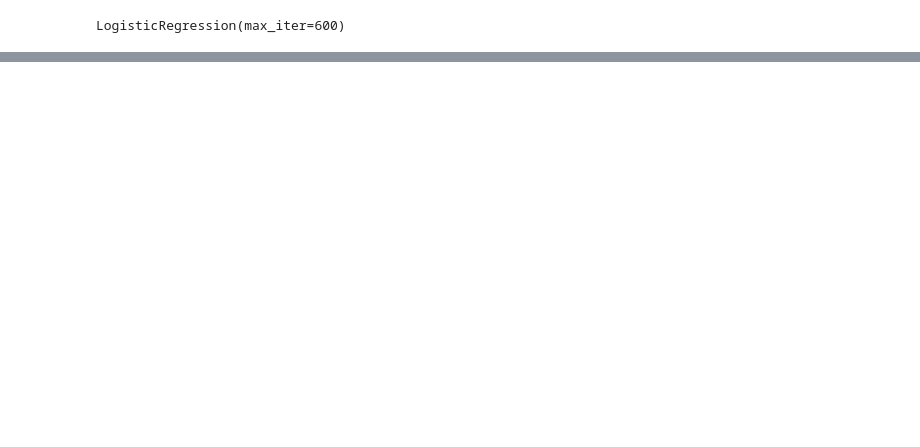
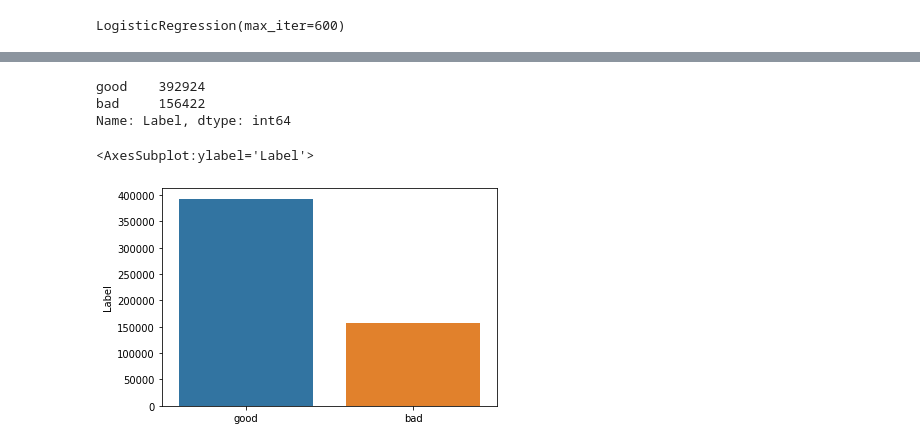
Before and after one commit to ankush-1208/Malicious-URL-Detection, a Jupyter notebook: Malicious URL Detection using Python.ipynb, the cells around one changed output, grey strips where cells are left out. Cells and saved outputs as stored; diff of their text form; code cells hidden in the pictures; blank space fills up the shorter version.

```diff
--- a/Malicious URL Detection using Python.ipynb
+++ b/Malicious URL Detection using Python.ipynb
@@ -114,0 +143,2 @@ Accuracy  0.9646106096821376
+# %%
+data = pd.read_csv("phishing_site_urls.csv")
@@ -114,0 +183,11 @@ Accuracy  0.9646106096821376
+# %%
+data['Label'].value_counts()
+# %% [output]
+good    392924
+bad     156422
+Name: Label, dtype: int64
+# %%
+sns.barplot(x = ['good', 'bad'], y = data['Label'].value_counts())
+# %% [output]
+<AxesSubplot:ylabel='Label'>
+[figure, added]
```
Also changed, not shown: parts of 30 cells of this notebook.
